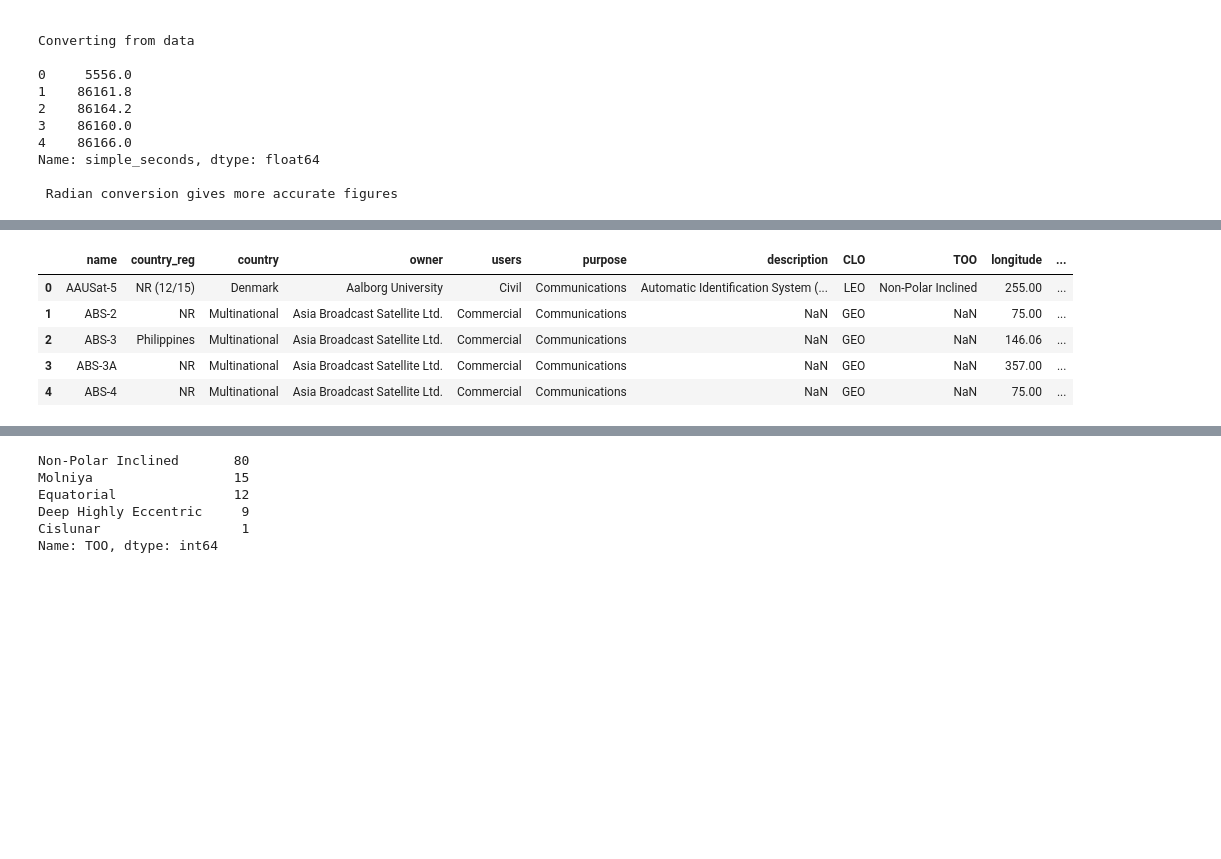
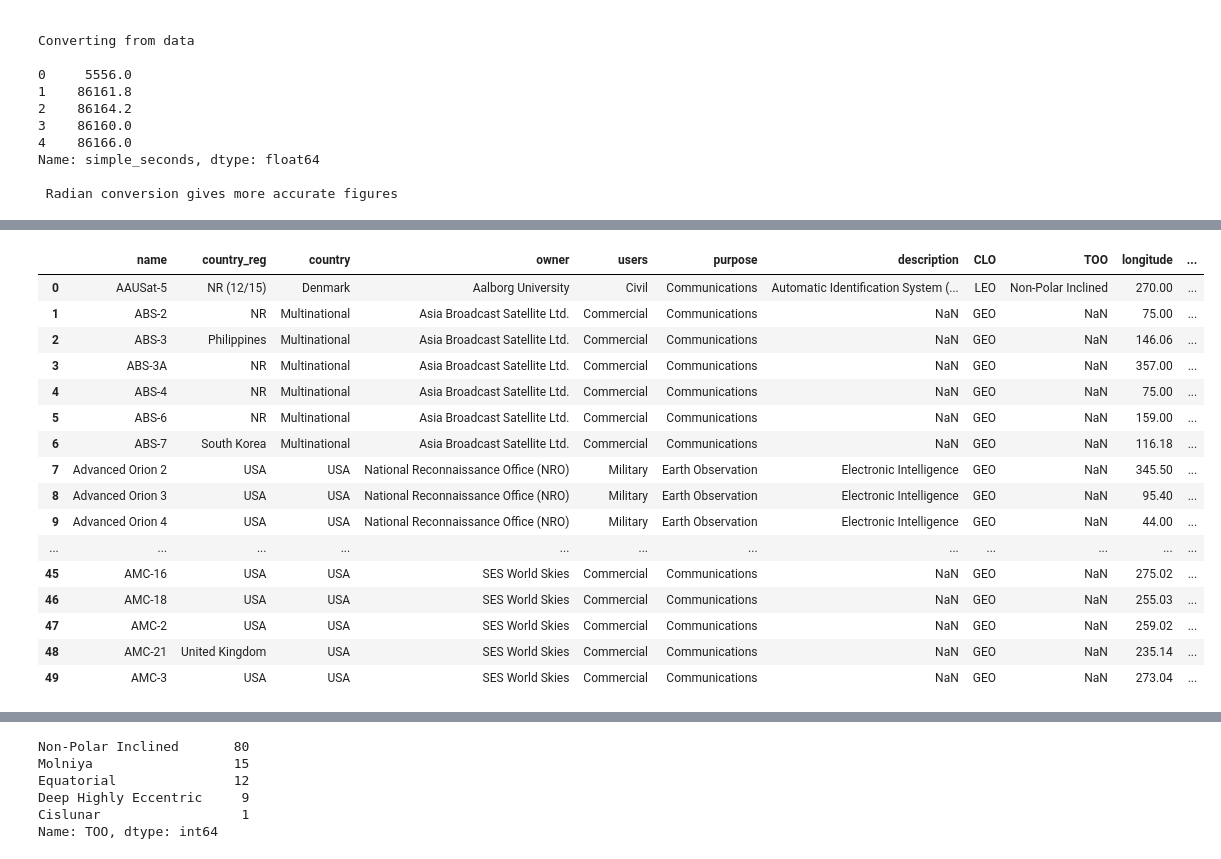
Before and after one commit to Ianssmith/Satellite_Map, a Jupyter notebook: satellites.ipynb, the cells around one changed output, grey strips where cells are left out. Cells and saved outputs as stored; diff of their text form; code cells hidden in the pictures; blank space fills up the shorter version.

```diff
--- a/satellites.ipynb
+++ b/satellites.ipynb
@@ -110,3 +110,8 @@ datatypes
   'launch_vehicle',
   'COSPAR',
   'comments']}
+# %%
+##Fix missing launch dates
+data.set_value(1144, 'launch_date', "2015-01-01")
+data.set_value(1145, 'launch_date', "2015-01-01")
+data.set_value(1198, 'launch_date', "2013-01-01")
@@ -259,13 +291,13 @@ data['Efromcenter'] = data['semimajorA'] - data['perigeeR']
 #Calculate eccentric Anomaly at position X
 def eccentricAnom(meanAnom, eccentricity):
     difference = pd.DataFrame()
-    eccentricAnom = meanAnom - ((meanAnom-(eccentricity*np.sin(meanAnom))-meanAnom)/(1-eccentricity*np.cos(meanAnom)))
-    difference = eccentricAnom - meanAnom
+    EA = meanAnom - ((meanAnom-(eccentricity*np.sin(meanAnom))-meanAnom)/(1-eccentricity*np.cos(meanAnom)))
+    difference = EA - meanAnom
     for item, frame in difference.iteritems():
-        if (frame < 0.000000):
-            return eccentricAnom
+        if (frame < 0.0001):
+            return EA
         else:
-            eccenTest(eccentricAnom, eccentricity)
+            eccentricAnom(EA, eccentricity)
 
 #data.meanAnom.apply(eccentest, axis=1)
 # %%
@@ -308,14 +340,25 @@ data['distanceAt'] = (data['semimajorA'] * (1-data['eccentricity']*np.cos(data['
 data['cartX'] = data['semimajorA']*np.cos(data['trueAnomadj']) #- data['Efromcenter']
 data['cartY'] = data['semiminorA']*np.sin(data['trueAnomadj'])
 # %%
-data.head()
+data.head(50)
 # %% [output]
 |  | name | country_reg | country | owner | users | purpose | description | CLO | TOO | longitude | ... |
-| 0 | AAUSat-5 | NR (12/15) | Denmark | Aalborg University | Civil | Communications | Automatic Identification System (... | LEO | Non-Polar Inclined | 255.00 | ... |
+| 0 | AAUSat-5 | NR (12/15) | Denmark | Aalborg University | Civil | Communications | Automatic Identification System (... | LEO | Non-Polar Inclined | 270.00 | ... |
 | 1 | ABS-2 | NR | Multinational | Asia Broadcast Satellite Ltd. | Commercial | Communications | NaN | GEO | NaN | 75.00 | ... |
 | 2 | ABS-3 | Philippines | Multinational | Asia Broadcast Satellite Ltd. | Commercial | Communications | NaN | GEO | NaN | 146.06 | ... |
 | 3 | ABS-3A | NR | Multinational | Asia Broadcast Satellite Ltd. | Commercial | Communications | NaN | GEO | NaN | 357.00 | ... |
 | 4 | ABS-4 | NR | Multinational | Asia Broadcast Satellite Ltd. | Commercial | Communications | NaN | GEO | NaN | 75.00 | ... |
+| 5 | ABS-6 | NR | Multinational | Asia Broadcast Satellite Ltd. | Commercial | Communications | NaN | GEO | NaN | 159.00 | ... |
+| 6 | ABS-7 | South Korea | Multinational | Asia Broadcast Satellite Ltd. | Commercial | Communications | NaN | GEO | NaN | 116.18 | ... |
+| 7 | Advanced Orion 2 | USA | USA | National Reconnaissance Office (NRO) | Military | Earth Observation | Electronic Intelligence | GEO | NaN | 345.50 | ... |
+| 8 | Advanced Orion 3 | USA | USA | National Reconnaissance Office (NRO) | Military | Earth Observation | Electronic Intelligence | GEO | NaN | 95.40 | ... |
+| 9 | Advanced Orion 4 | USA | USA | National Reconnaissance Office (NRO) | Military | Earth Observation | Electronic Intelligence | GEO | NaN | 44.00 | ... |
+| ... | ... | ... | ... | ... | ... | ... | ... | ... | ... | ... | ... |
+| 45 | AMC-16 | USA | USA | SES World Skies | Commercial | Communications | NaN | GEO | NaN | 275.02 | ... |
+| 46 | AMC-18 | USA | USA | SES World Skies | Commercial | Communications | NaN | GEO | NaN | 255.03 | ... |
+| 47 | AMC-2 | USA | USA | SES World Skies | Commercial | Communications | NaN | GEO | NaN | 259.02 | ... |
+| 48 | AMC-21 | United Kingdom | USA | SES World Skies | Commercial | Communications | NaN | GEO | NaN | 235.14 | ... |
+| 49 | AMC-3 | USA | USA | SES World Skies | Commercial | Communications | NaN | GEO | NaN | 273.04 | ... |
 # %%
 data.to_csv('CSatellites.csv')
 # %%
```
Also changed, not shown: parts of 13 cells of this notebook, 15 other files.
